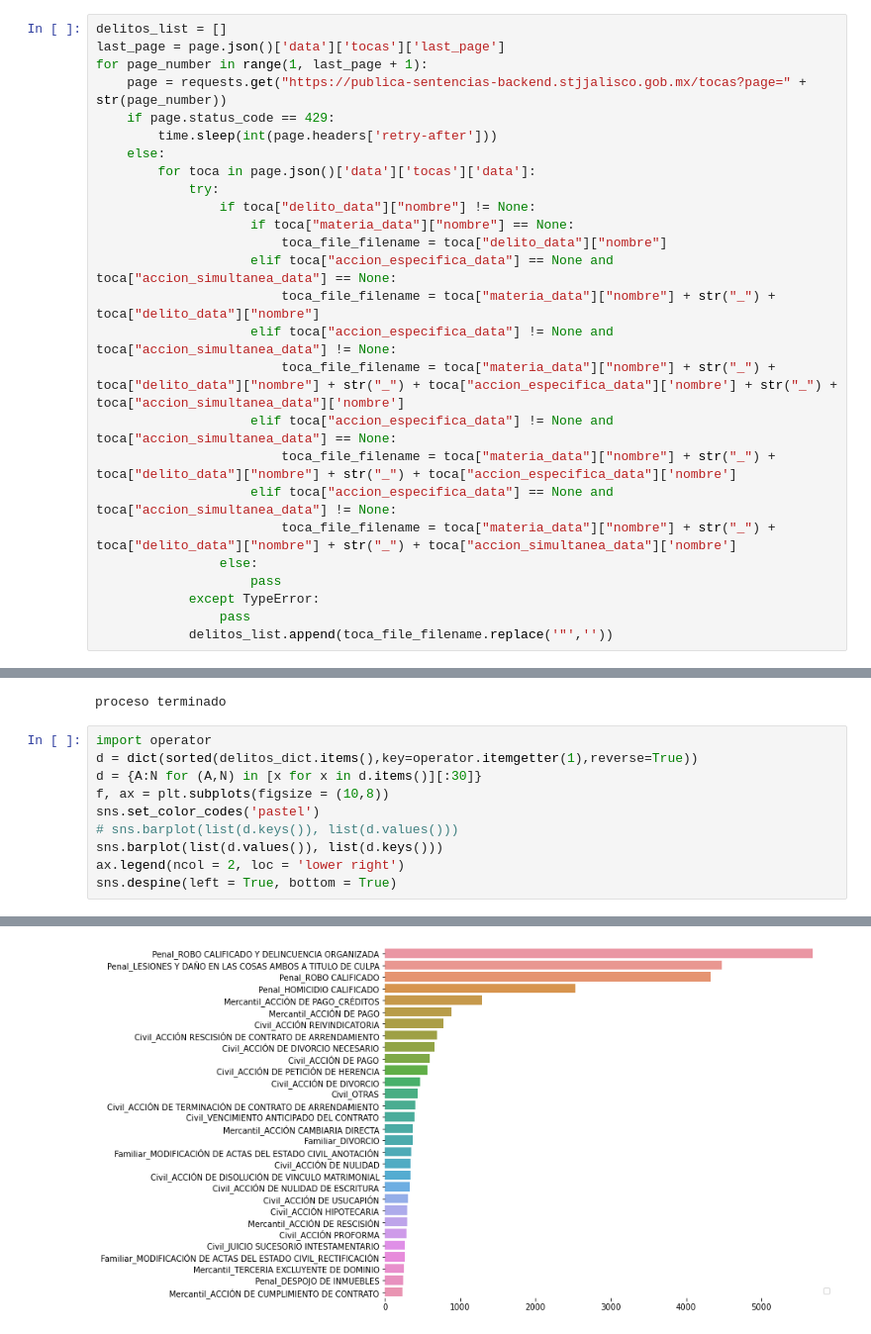
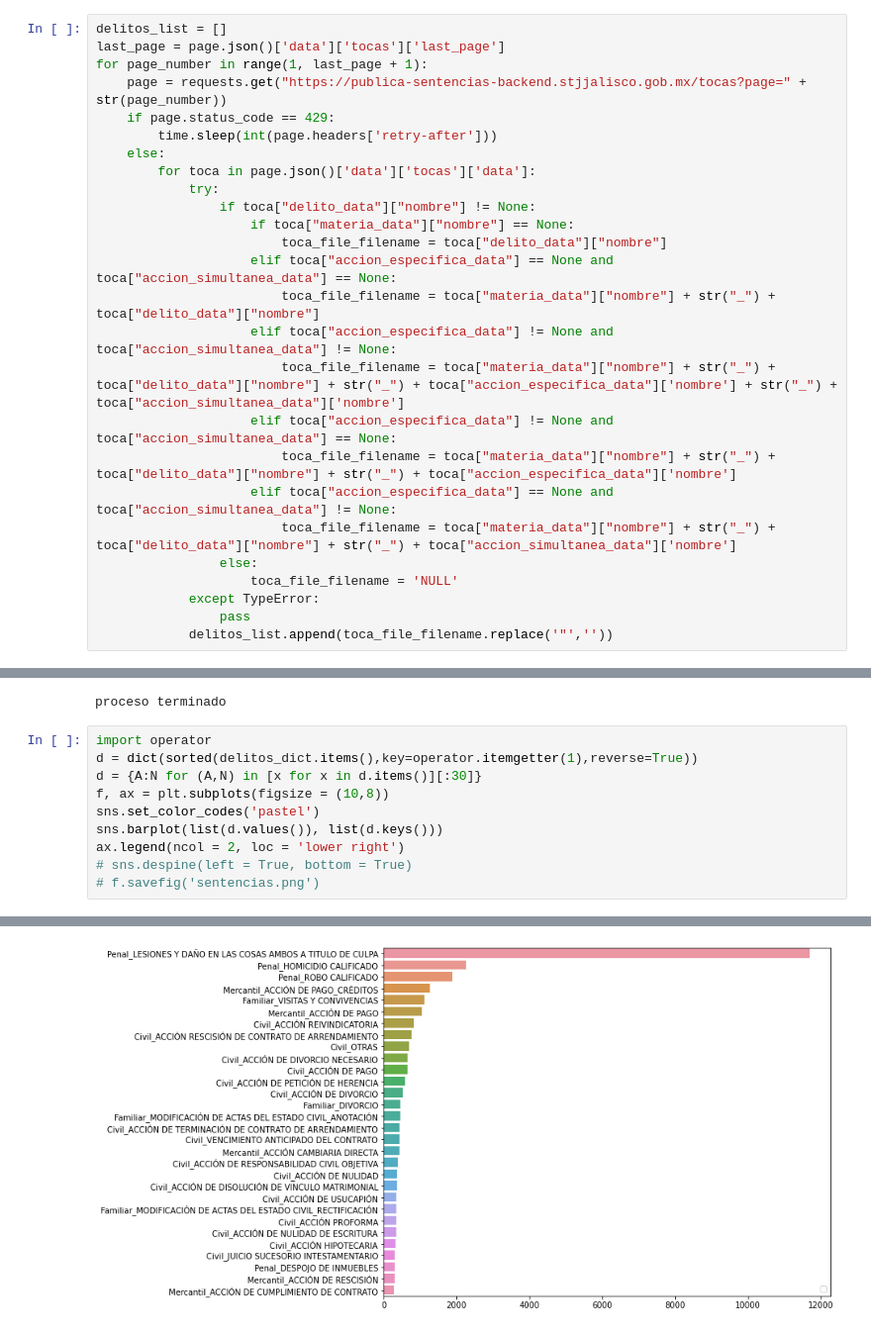
Before and after one commit to nachovazquez98/Web-scraping-de-las-sentencias-del-Supremo-Tribunal-de-Justicia-del-Estado-de-Jalisco, a Jupyter notebook: stjjalisco_sentencias_dict.ipynb, the cells around one changed output, grey strips where cells are left out. Shown at 99% size. Saved outputs shown, nothing was run; the diff lists cells and outputs as text.

```diff
--- a/stjjalisco_sentencias_dict.ipynb
+++ b/stjjalisco_sentencias_dict.ipynb
@@ -38,7 +38,7 @@ for page_number in range(1, last_page + 1):
                     elif toca["accion_especifica_data"] == None and toca["accion_simultanea_data"] != None:
                         toca_file_filename = toca["materia_data"]["nombre"] + str("_") + toca["delito_data"]["nombre"] + str("_") + toca["accion_simultanea_data"]['nombre']
                 else:
-                    pass
+                    toca_file_filename = 'NULL'
             except TypeError:
                 pass
             delitos_list.append(toca_file_filename.replace('"',''))
@@ -59,9 +59,9 @@ d = dict(sorted(delitos_dict.items(),key=operator.itemgetter(1),reverse=True))
 d = {A:N for (A,N) in [x for x in d.items()][:30]}
 f, ax = plt.subplots(figsize = (10,8))
 sns.set_color_codes('pastel')
-# sns.barplot(list(d.keys()), list(d.values()))
 sns.barplot(list(d.values()), list(d.keys()))
 ax.legend(ncol = 2, loc = 'lower right')
-sns.despine(left = True, bottom = True)
+# sns.despine(left = True, bottom = True)
+# f.savefig('sentencias.png')
 # %% [output]
 No handles with labels found to put in legend.
@@ -68,4 +69,4 @@ No handles with labels found to put in legend.
-[figure, old version]
+[figure, new version]
 # %%
 delitos_dict
 # %% [output]
```
Also changed, not shown: parts of 3 cells of this notebook, 4 other files.
